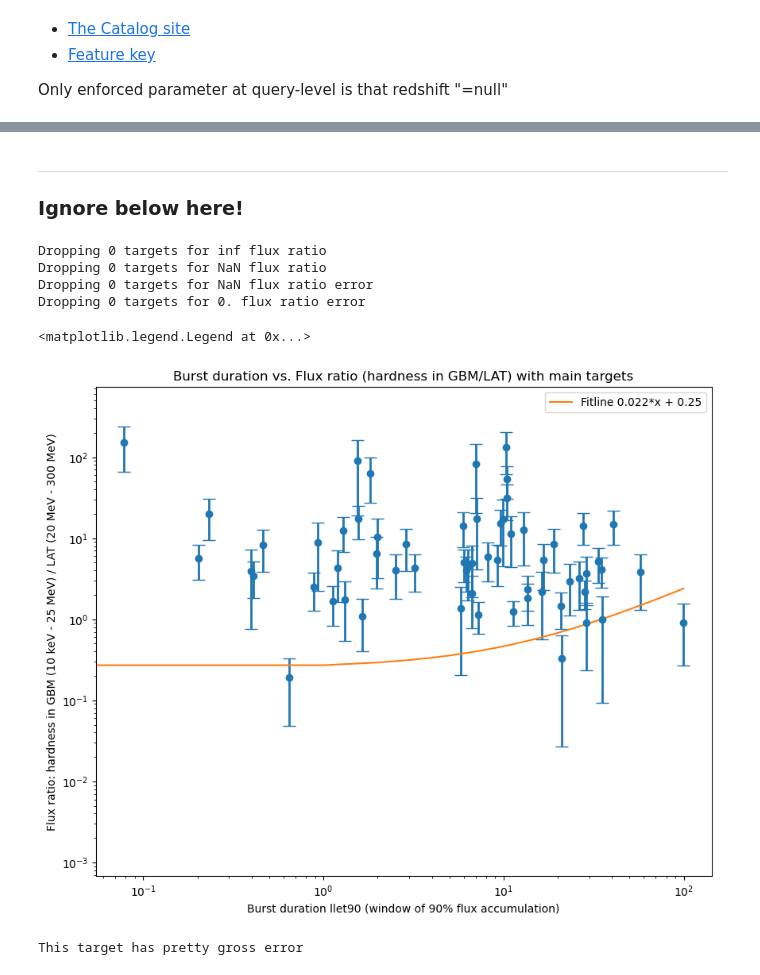
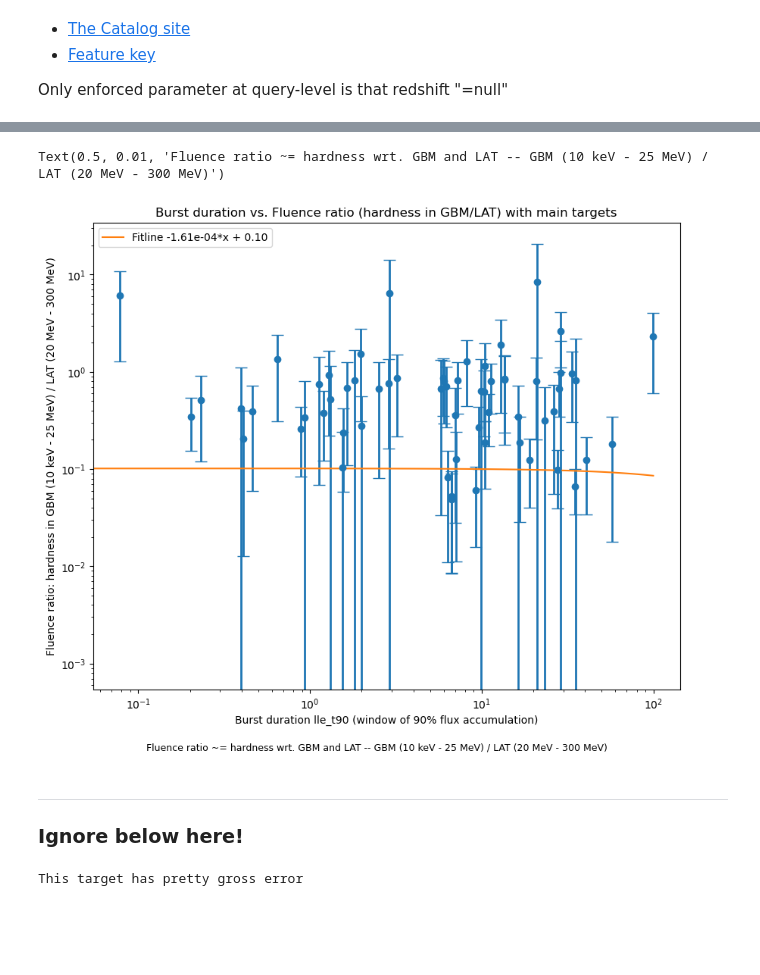
Before and after one commit to xboluna/Research, a Jupyter notebook: BHRad/GBM_Catalog_Searching/Exploring_possible_candidates.ipynb, the cells around one changed output, grey strips where cells are left out. Saved outputs shown, nothing was run; the diff lists cells and outputs as text; code cells hidden in the pictures; blank space fills up the shorter version.

```diff
--- a/BHRad/GBM_Catalog_Searching/Exploring_possible_candidates.ipynb
+++ b/BHRad/GBM_Catalog_Searching/Exploring_possible_candidates.ipynb
@@ -78,55 +99,38 @@ Text(0.15, 0.15, 'Fluence ratio ~ hardness wrt. GBM and LAT\nGBM (10 keV - 25 Me
+# %%
+fit = np.polyfit(x = targets['lle_t90'], y = targets['fluence_ratio'],
+                 deg = 1, w = 1/targets['fluence_ratio_error'])
+
+fig, ax = plt.subplots()
+ax.errorbar(x = targets['lle_t90'], y=targets['fluence_ratio'],
+            yerr = targets['fluence_ratio_error'], fmt = 'o', linewidth = 2, capsize = 6)
+ax.set_xlabel('Burst duration lle_t90 (window of 90% flux accumulation)')
+ax.set_ylabel('Fluence ratio: hardness in GBM (10 keV - 25 MeV) / LAT (20 MeV - 300 MeV)')
+fig.set_figwidth(10)
+fig.set_figheight(8)
+ax.set_title('Burst duration vs. Fluence ratio (hardness in GBM/LAT) with main targets')
+#ax.set_xscale('log')
+
+stats = targets['lle_t90'].describe()
+
+time_domain = np.linspace(stats['min'], stats['max'], 100)
+
+ax.plot(time_domain, time_domain*fit[0] + fit[1]
+        , '-', label = 'Fitline %.2e*x + %.2f'%(fit[0], fit[1]))
+ax.set_xscale('log')
+ax.set_yscale('log')
+ax.legend()
+
+plt.figtext(0.5, 0.01,
+            'Fluence ratio ~= hardness wrt. GBM and LAT -- GBM (10 keV - 25 MeV) / LAT (20 MeV - 300 MeV)',
+            horizontalalignment='center', fontsize=9)
+# %% [output]
+Text(0.5, 0.01, 'Fluence ratio ~= hardness wrt. GBM and LAT -- GBM (10 keV - 25 MeV) / LAT (20 MeV - 300 MeV)')
+[figure, added]
 # %%
 fig.savefig('Burst_duration_vs_hardness.png')
 # %% [markdown]
 -------
 ### Ignore below here!
-# %%
-# Try and see if the correlation exists
-
-# Polyfit does not like NaNs or infs
-print('Dropping %s targets for inf flux ratio'% len(targets.loc[targets['flux_ratio'] == np.inf]) )
-targets = targets.loc[ targets['flux_ratio'] != np.inf ]
-print('Dropping %s targets for NaN flux ratio'% len(targets.loc[ np.isnan(targets['flux_ratio']) ]) )
-targets = targets.loc[ ~np.isnan(targets['flux_ratio']) ]
-
-# These ones will have had a 0.0 in the LAT flux, causing a NaN
-print('Dropping %s targets for NaN flux ratio error'% len(targets.loc[ np.isnan(targets['flux_ratio_error']) ]) )
-targets = targets.loc[ ~np.isnan(targets['flux_ratio_error']) ]
-
-# These ones will have had a 0.0 in GBM flux, causing a 0.
-print('Dropping %s targets for 0. flux ratio error'%len(targets[targets['flux_ratio_error'] ==0]))
-targets = targets[targets['flux_ratio_error'] !=0]
-# %% [output]
-Dropping 0 targets for inf flux ratio
-Dropping 0 targets for NaN flux ratio
-Dropping 0 targets for NaN flux ratio error
-Dropping 0 targets for 0. flux ratio error
-# %%
-fit = np.polyfit(x = targets['lle_t90'], y = targets['flux_ratio'],
-                 deg = 1, w = 1/targets['flux_ratio_error'])
-
-fig, ax = plt.subplots()
-ax.errorbar(x = targets['lle_t90'], y=targets['flux_ratio'],
-            yerr = targets['flux_ratio_error'], fmt = 'o', linewidth = 2, capsize = 6)
-ax.set_xlabel('Burst duration llet90 (window of 90% flux accumulation)')
-ax.set_ylabel('Flux ratio: hardness in GBM (10 keV - 25 MeV) / LAT (20 MeV - 300 MeV)')
-fig.set_figwidth(10)
-fig.set_figheight(8)
-ax.set_title('Burst duration vs. Flux ratio (hardness in GBM/LAT) with main targets')
-#ax.set_xscale('log')
-
-stats = targets['lle_t90'].describe()
-
-time_domain = np.linspace(stats['min'], stats['max'], 100)
-
-ax.plot(time_domain, time_domain*fit[0] + fit[1]
-        , '-', label = 'Fitline %.3f*x + %.2f'%(fit[0], fit[1]))
-ax.set_xscale('log')
-ax.set_yscale('log')
-ax.legend()
-# %% [output]
-<matplotlib.legend.Legend at 0x...>
-[figure, removed]
 # %%
 print('This target has pretty gross error')
 
```
Also changed, not shown: parts of 6 cells of this notebook, 1 other file.
